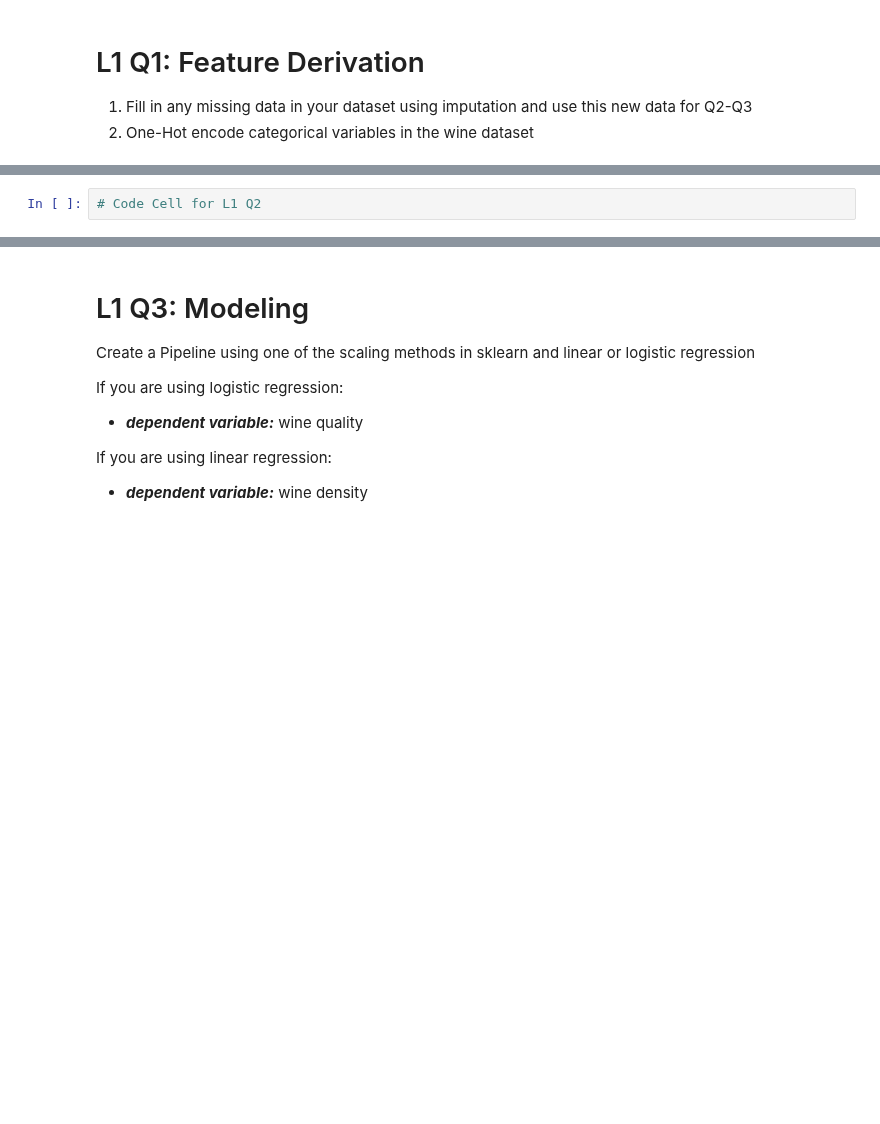
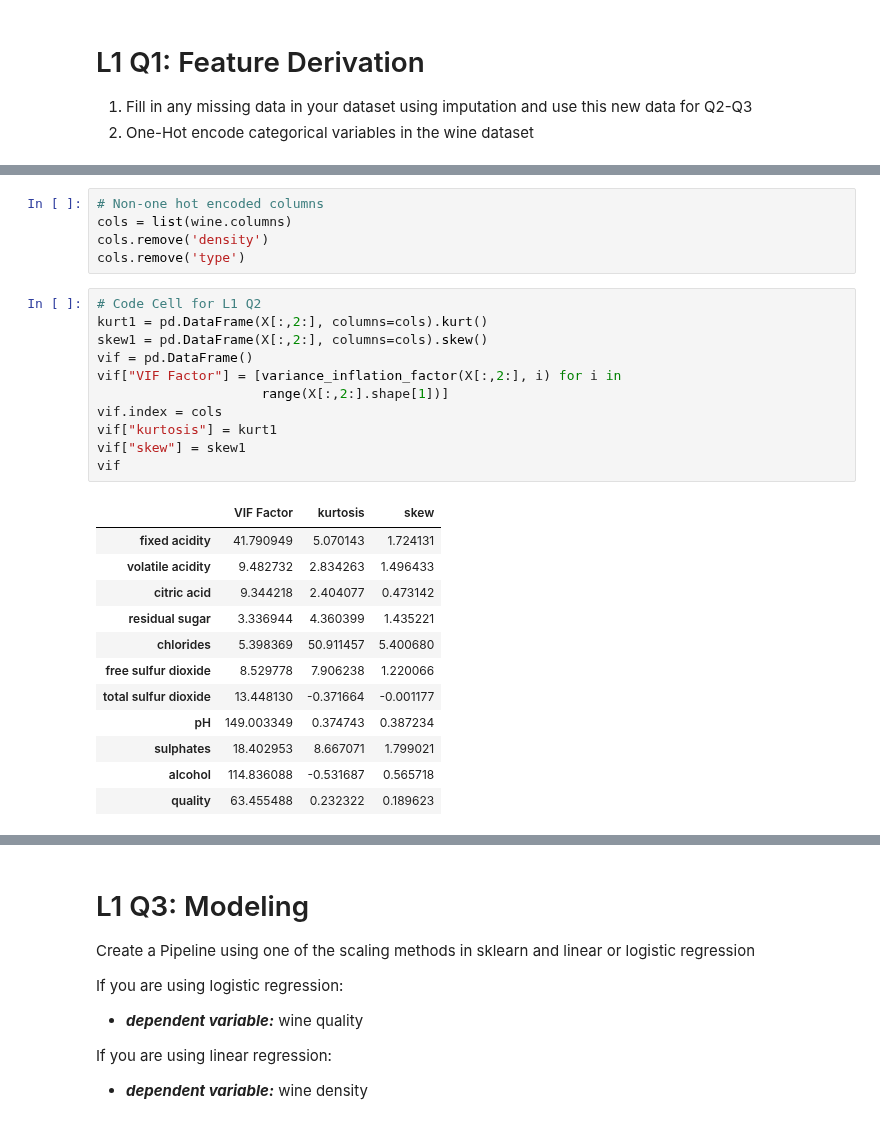
Before and after one commit to wesleybeckner/data_science_foundations, a Jupyter notebook: notebooks/solutions/SOLN_E3_Feature_Engineering.ipynb, the cells around one changed output, grey strips where cells are left out. Saved outputs shown, nothing was run; the diff lists cells and outputs as text; blank space fills up the shorter version.

```diff
--- a/notebooks/solutions/SOLN_E3_Feature_Engineering.ipynb
+++ b/notebooks/solutions/SOLN_E3_Feature_Engineering.ipynb
@@ -47,2 +76,29 @@ Use `StandardScaler` on the input data and evaluate how this affects VIF, kurtos
-# %%
-# Code Cell for L1 Q2
+# %%
+# Non-one hot encoded columns
+cols = list(wine.columns)
+cols.remove('density')
+cols.remove('type')
+# %%
+# Code Cell for L1 Q2
+kurt1 = pd.DataFrame(X[:,2:], columns=cols).kurt()
+skew1 = pd.DataFrame(X[:,2:], columns=cols).skew()
+vif = pd.DataFrame()
+vif["VIF Factor"] = [variance_inflation_factor(X[:,2:], i) for i in
+                     range(X[:,2:].shape[1])]
+vif.index = cols
+vif["kurtosis"] = kurt1
+vif["skew"] = skew1
+vif
+# %% [output]
+|  | VIF Factor | kurtosis | skew |
+| fixed acidity | 41.790949 | 5.070143 | 1.724131 |
+| volatile acidity | 9.482732 | 2.834263 | 1.496433 |
+| citric acid | 9.344218 | 2.404077 | 0.473142 |
+| residual sugar | 3.336944 | 4.360399 | 1.435221 |
+| chlorides | 5.398369 | 50.911457 | 5.400680 |
+| free sulfur dioxide | 8.529778 | 7.906238 | 1.220066 |
+| total sulfur dioxide | 13.448130 | -0.371664 | -0.001177 |
+| pH | 149.003349 | 0.374743 | 0.387234 |
+| sulphates | 18.402953 | 8.667071 | 1.799021 |
+| alcohol | 114.836088 | -0.531687 | 0.565718 |
+| quality | 63.455488 | 0.232322 | 0.189623 |
```
Also changed, not shown: parts of 8 cells of this notebook, 1 other file.
